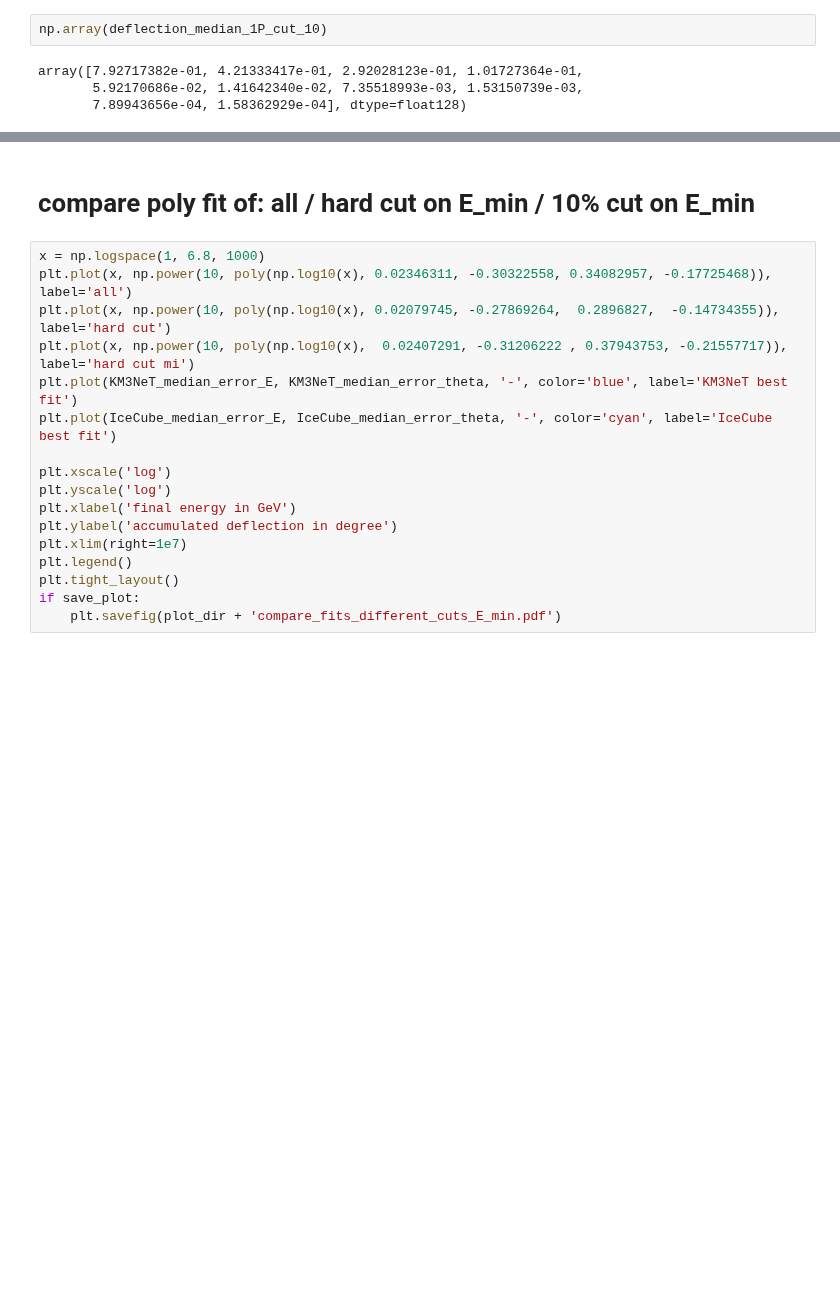
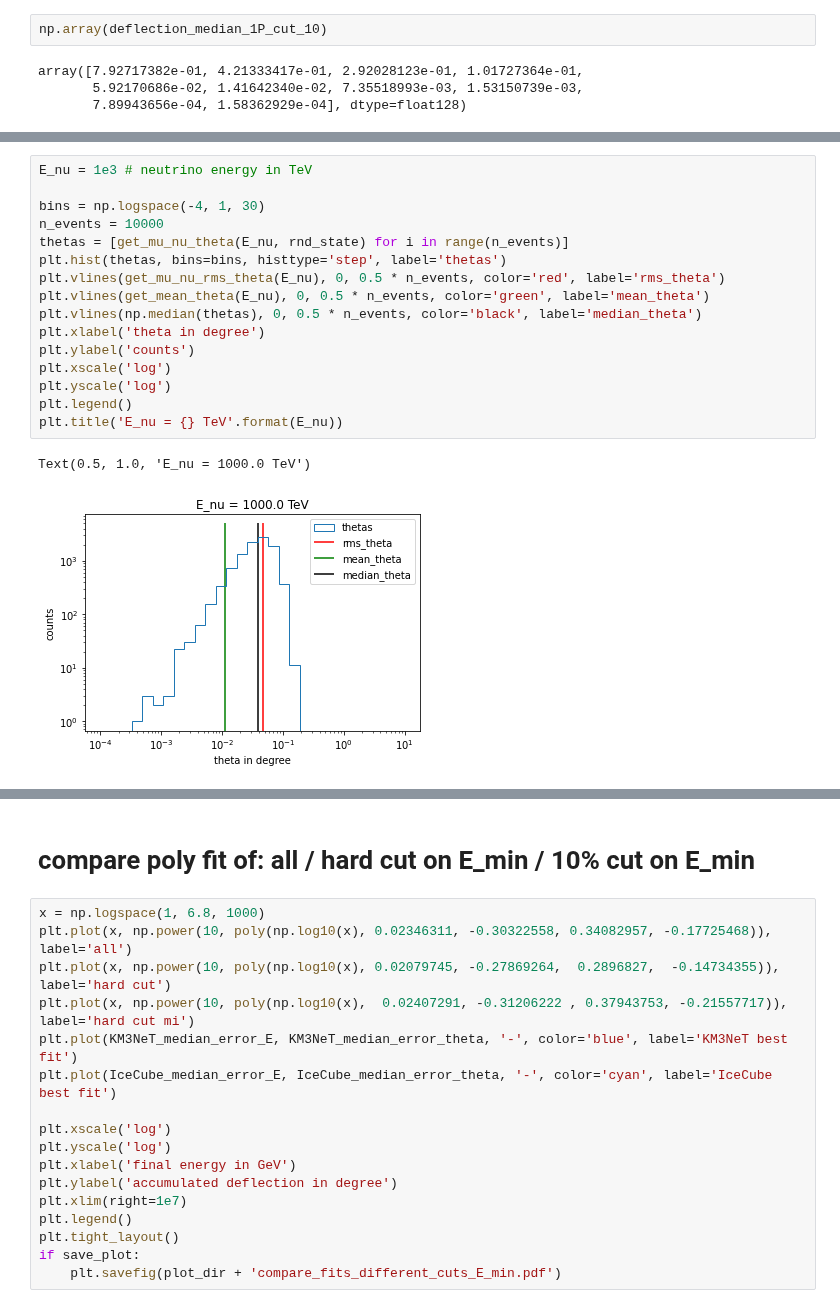
Before and after one commit to pascalgutjahr/muon-deflection-paper, a Jupyter notebook: deflection/total_defl_combined_moliere.ipynb, the cells around one changed output, grey strips where cells are left out. Drawn from its saved outputs; the diff is of its cells as text; blank space fills up the shorter version.

```diff
--- a/deflection/total_defl_combined_moliere.ipynb
+++ b/deflection/total_defl_combined_moliere.ipynb
@@ -864,0 +996,19 @@ array([7.92717382e-01, 4.21333417e-01, 2.92028123e-01, 1.01727364e-01,
+# %%
+E_nu = 1e3 # neutrino energy in TeV
+
+bins = np.logspace(-4, 1, 30)
+n_events = 10000
+thetas = [get_mu_nu_theta(E_nu, rnd_state) for i in range(n_events)]
+plt.hist(thetas, bins=bins, histtype='step', label='thetas')
+plt.vlines(get_mu_nu_rms_theta(E_nu), 0, 0.5 * n_events, color='red', label='rms_theta')
+plt.vlines(get_mean_theta(E_nu), 0, 0.5 * n_events, color='green', label='mean_theta')
+plt.vlines(np.median(thetas), 0, 0.5 * n_events, color='black', label='median_theta')
+plt.xlabel('theta in degree')
+plt.ylabel('counts')
+plt.xscale('log')
+plt.yscale('log')
+plt.legend()
+plt.title('E_nu = {} TeV'.format(E_nu))
+# %% [output]
+Text(0.5, 1.0, 'E_nu = 1000.0 TeV')
+[figure, added]
```
Also changed, not shown: parts of 17 cells of this notebook, 1 other file.
